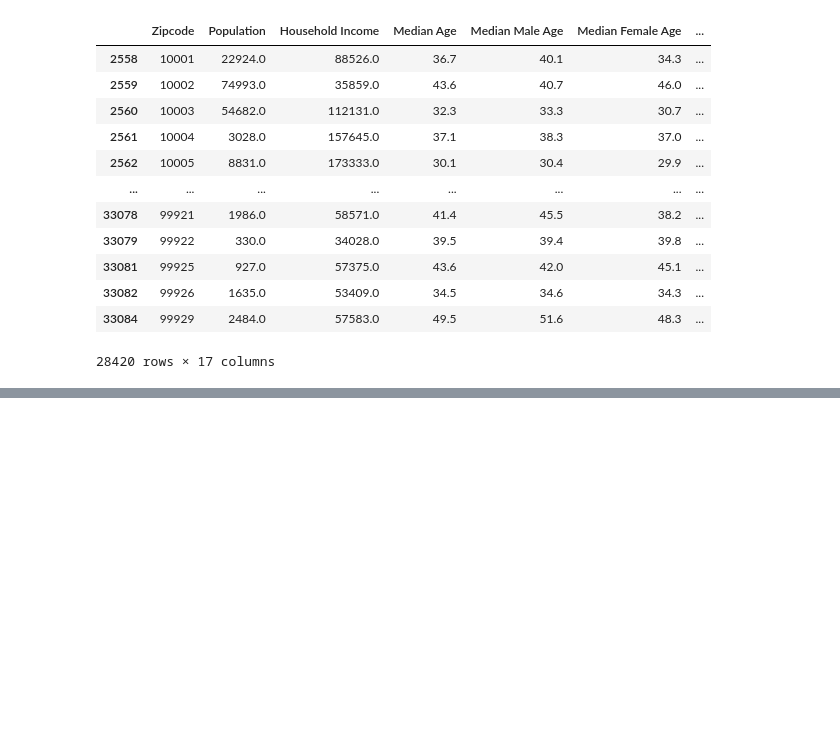
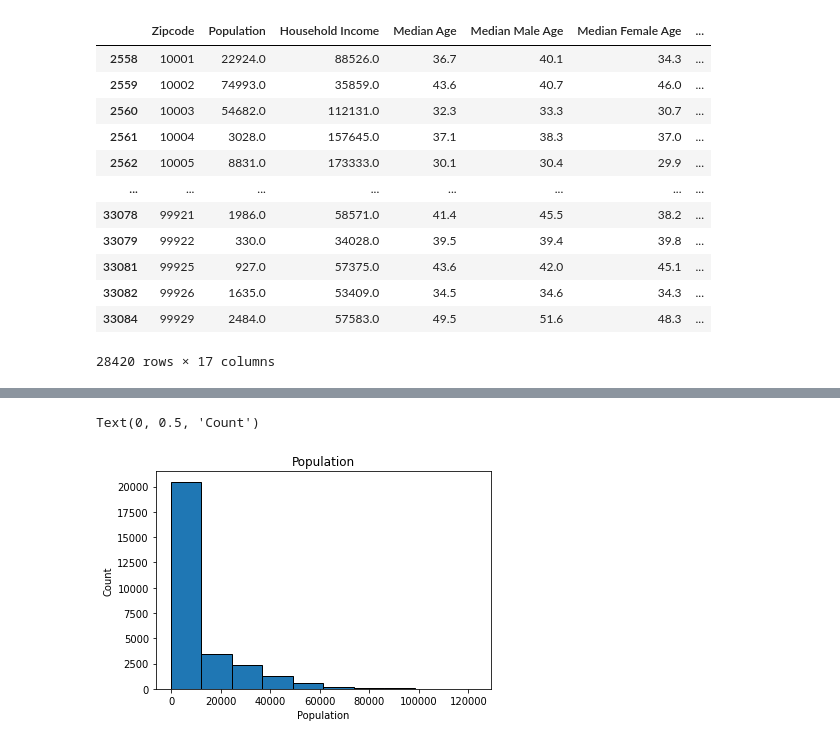
Before and after one commit to pnisenson/marvel-star, a Jupyter notebook: Zscores calculation.ipynb, the cells around one changed output, grey strips where cells are left out. Cells and saved outputs as stored; diff of their text form; code cells hidden in the pictures; blank space fills up the shorter version.

```diff
--- a/Zscores calculation.ipynb
+++ b/Zscores calculation.ipynb
@@ -144,0 +146,9 @@ census.drop(["state_name"], axis=1)
+# %%
+plt.hist(census["Population"], edgecolor = 'black')
+plt.title("Population") #Assign title
+plt.xlabel("Population") #Assign x label
+plt.ylabel("Count") #Assign y label
+#plt.plot(census["Population"], norm.pdf(census["Population"],0,2))
+# %% [output]
+Text(0, 0.5, 'Count')
+[figure, added]
```
Also changed, not shown: parts of 8 cells of this notebook, 3 other files.
